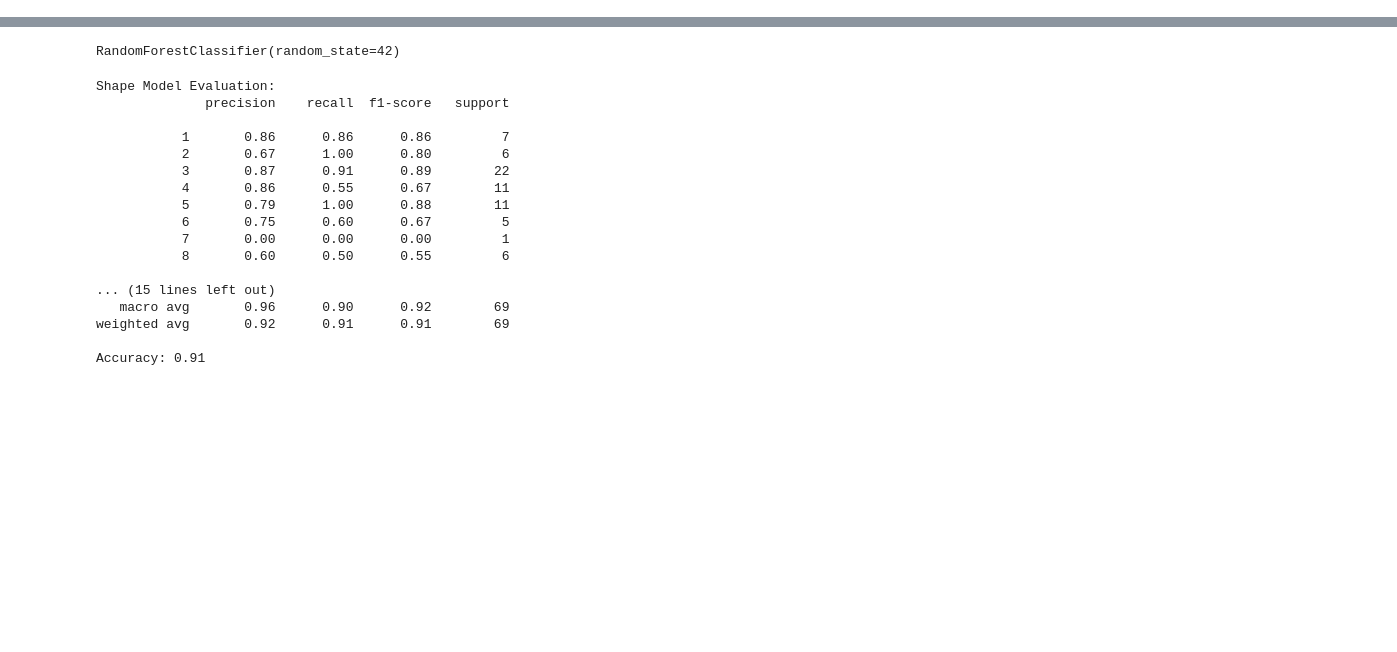
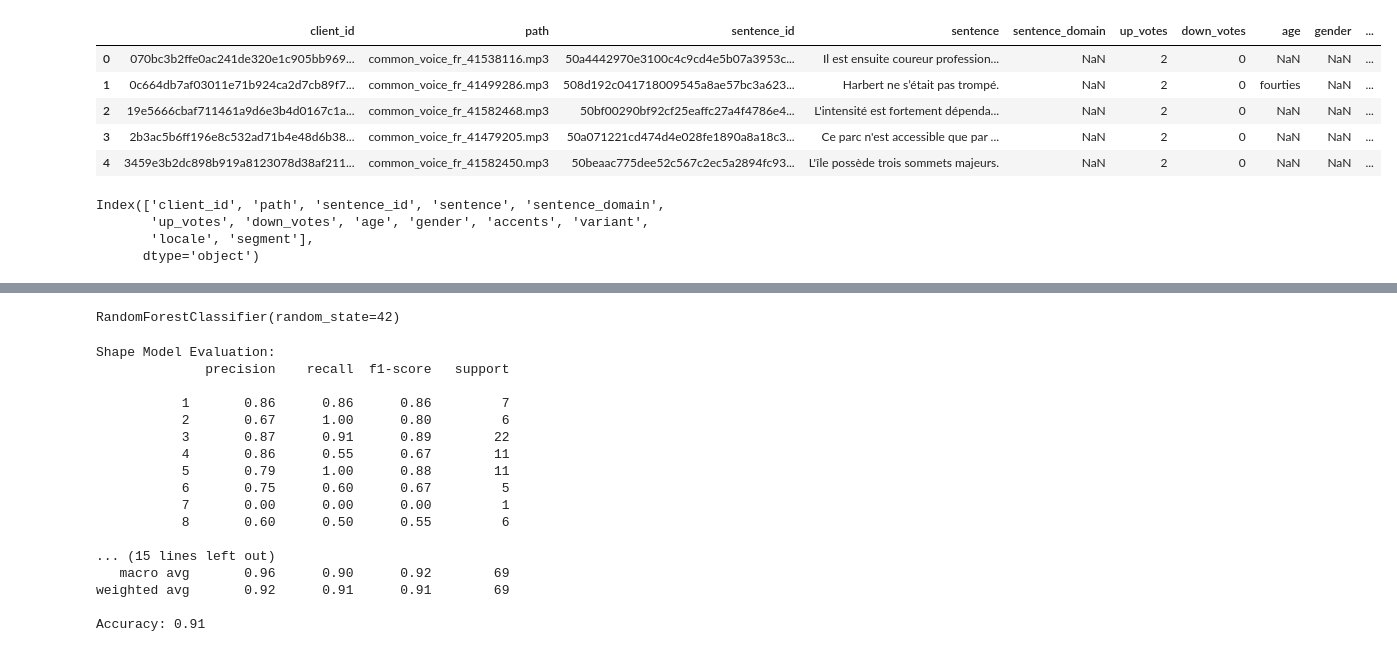
Before and after one commit to boubacar-sow/ACSR, a Jupyter notebook: src/acsr/build_dataset_for_ml_models.ipynb, the cells around one changed output, grey strips where cells are left out. Saved outputs shown, nothing was run; the diff lists cells and outputs as text; code cells hidden in the pictures; blank space fills up the shorter version.

```diff
--- a/src/acsr/build_dataset_for_ml_models.ipynb
+++ b/src/acsr/build_dataset_for_ml_models.ipynb
@@ -5,3 +5,18 @@ import numpy as np
 from sklearn.model_selection import train_test_split
 from sklearn.ensemble import RandomForestClassifier
 from sklearn.metrics import classification_report, accuracy_score
+# %%
+tsv_file = pd.read_csv("/scratch2/bsow/Documents/ACSR/data/cv-corpus-20.0-delta-2024-12-06/fr/validated.tsv", sep="\t")
+display(tsv_file.head())
+display(tsv_file.columns)
+# %% [output]
+|  | client_id | path | sentence_id | sentence | sentence_domain | up_votes | down_votes | age | gender | ... |
+| 0 | 070bc3b2ffe0ac241de320e1c905bb969... | common_voice_fr_41538116.mp3 | 50a4442970e3100c4c9cd4e5b07a3953c... | Il est ensuite coureur profession... | NaN | 2 | 0 | NaN | NaN | ... |
+| 1 | 0c664db7af03011e71b924ca2d7cb89f7... | common_voice_fr_41499286.mp3 | 508d192c041718009545a8ae57bc3a623... | Harbert ne s’était pas trompé. | NaN | 2 | 0 | fourties | NaN | ... |
+| 2 | 19e5666cbaf711461a9d6e3b4d0167c1a... | common_voice_fr_41582468.mp3 | 50bf00290bf92cf25eaffc27a4f4786e4... | L'intensité est fortement dépenda... | NaN | 2 | 0 | NaN | NaN | ... |
+| 3 | 2b3ac5b6ff196e8c532ad71b4e48d6b38... | common_voice_fr_41479205.mp3 | 50a071221cd474d4e028fe1890a8a18c3... | Ce parc n'est accessible que par ... | NaN | 2 | 0 | NaN | NaN | ... |
+| 4 | 3459e3b2dc898b919a8123078d38af211... | common_voice_fr_41582450.mp3 | 50beaac775dee52c567c2ec5a2894fc93... | L'île possède trois sommets majeurs. | NaN | 2 | 0 | NaN | NaN | ... |
+Index(['client_id', 'path', 'sentence_id', 'sentence', 'sentence_domain',
+       'up_votes', 'down_votes', 'age', 'gender', 'accents', 'variant',
+       'locale', 'segment'],
+      dtype='object')
```
Also changed, not shown: parts of 1 cell of this notebook, 13 other files.
